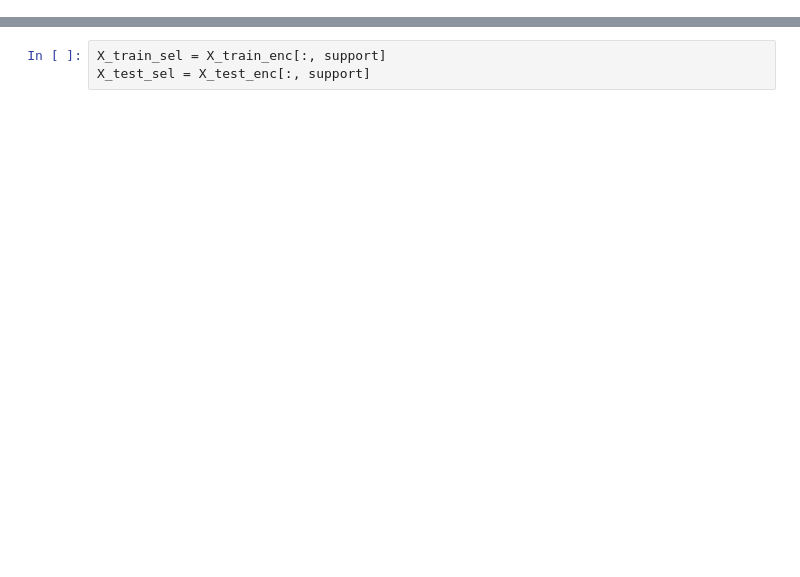
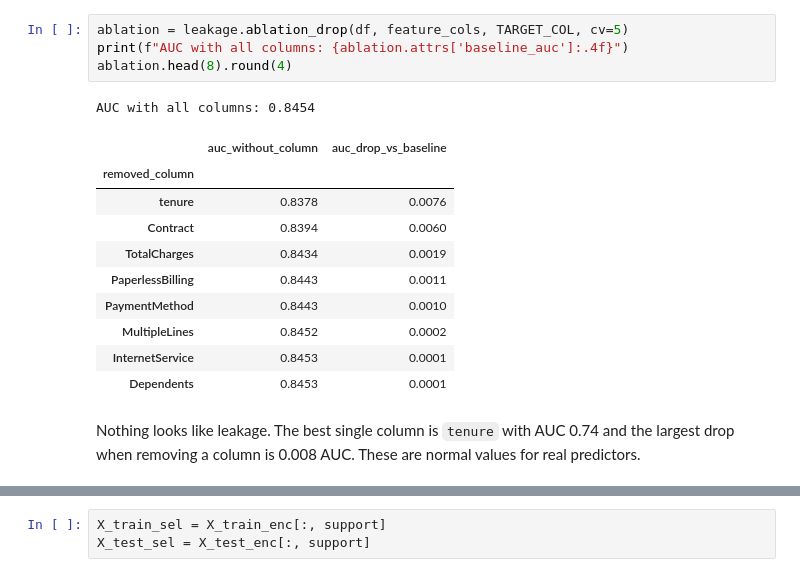
Before and after one commit to nazlicanparali/customer-churn-prediction, a Jupyter notebook: notebooks/01_full_pipeline.ipynb, the cells around one changed output, grey strips where cells are left out. Saved outputs shown, nothing was run; the diff lists cells and outputs as text; blank space fills up the shorter version.

```diff
--- a/notebooks/01_full_pipeline.ipynb
+++ b/notebooks/01_full_pipeline.ipynb
@@ -271,0 +122,19 @@ selected_names
+# %%
+ablation = leakage.ablation_drop(df, feature_cols, TARGET_COL, cv=5)
+print(f"AUC with all columns: {ablation.attrs['baseline_auc']:.4f}")
+ablation.head(8).round(4)
+# %% [output]
+AUC with all columns: 0.8454
+|  | auc_without_column | auc_drop_vs_baseline |
+| removed_column |  |  |
+| tenure | 0.8378 | 0.0076 |
+| Contract | 0.8394 | 0.0060 |
+| TotalCharges | 0.8434 | 0.0019 |
+| PaperlessBilling | 0.8443 | 0.0011 |
+| PaymentMethod | 0.8443 | 0.0010 |
+| MultipleLines | 0.8452 | 0.0002 |
+| InternetService | 0.8453 | 0.0001 |
+| Dependents | 0.8453 | 0.0001 |
+# %% [markdown]
+Nothing looks like leakage. The best single column is `tenure` with AUC 0.74 and the largest drop when
+removing a column is 0.008 AUC. These are normal values for real predictors.
```
Also changed, not shown: parts of 55 cells of this notebook, 21 other files.
